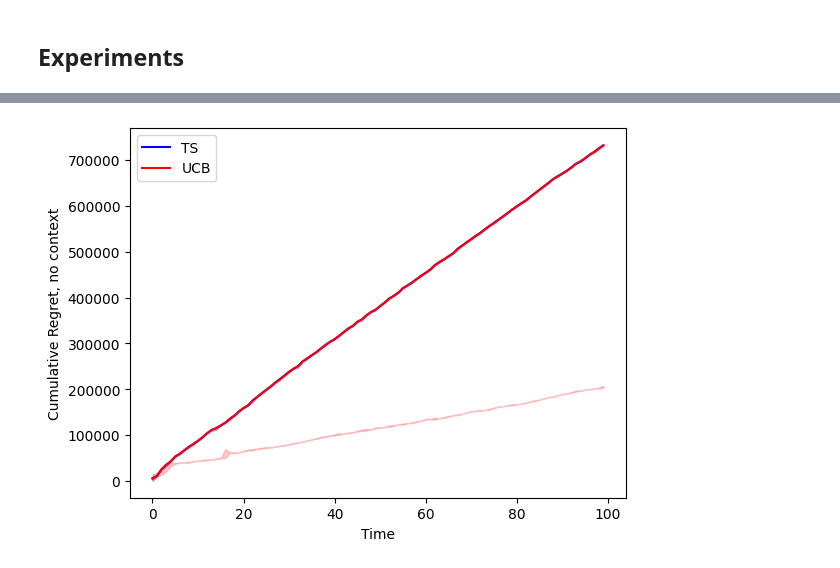
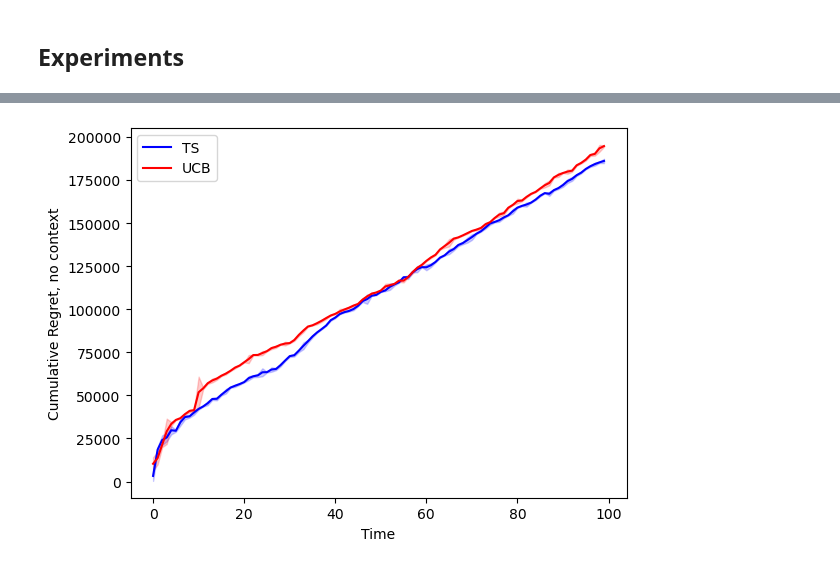
Before and after one commit to MatteoPancini/Online-Pricing-and-Advertising-Optimization-Project, a Jupyter notebook: Project-Pricing-Advertising-2022-2023/4_Contexts_and_their_generation Scenario 2.ipynb, the cells around one changed output, grey strips where cells are left out. Drawn from its saved outputs; the diff is of its cells as text; code cells hidden in the pictures.

Commit message:
fixed step4 plots

```diff
--- a/Project-Pricing-Advertising-2022-2023/4_Contexts_and_their_generation Scenario 2.ipynb
+++ b/Project-Pricing-Advertising-2022-2023/4_Contexts_and_their_generation Scenario 2.ipynb
@@ -223,26 +221,26 @@ plt.show()
 # %%
 #NO CONTEXT REGRET CUM
 
 mean_cum_regret_ts = np.mean(opt - np.array(no_context_ts_rewards_per_experiment), axis=0)
 std_cum_regret_ts = np.std(opt - np.array(no_context_ts_rewards_per_experiment), axis=0)
 
 mean_cum_regret_ucb = np.mean(opt - np.array(no_context_ucb_rewards_per_experiment), axis=0)
 std_cum_regret_ucb = np.std(opt - np.array(no_context_ucb_rewards_per_experiment), axis=0)
 
 # Plot mean and standard deviation
 plt.plot(np.cumsum(mean_cum_regret_ts), 'b', label='TS')
 plt.fill_between(range(len(mean_cum_regret_ts)), np.cumsum(mean_cum_regret_ts) - std_cum_regret_ts, np.cumsum(mean_cum_regret_ts) + std_cum_regret_ts, alpha=0.2, color='b')
 
-plt.plot(np.cumsum(mean_cum_regret_ts), 'r', label='UCB')
+plt.plot(np.cumsum(mean_cum_regret_ucb), 'r', label='UCB')
 plt.fill_between(range(len(mean_cum_regret_ucb)), np.cumsum(mean_cum_regret_ucb) - std_cum_regret_ucb, np.cumsum(mean_cum_regret_ucb) + std_cum_regret_ucb, alpha=0.2, color='r')
 
 plt.ylabel("Cumulative Regret, no context")
 plt.xlabel("Time")
 #plt.plot(np.cumsum(opt - np.array(mean_cum_reward_ts), axis=0), 'r')
 plt.legend()
 plt.show()
 # %% [output]
-[figure, old version]
+[figure, new version]
 # %%
 # CONTEXT REGRET IST
 mean_inst_regret_ts = opt - np.mean(np.array(context_ts_rewards_per_experiment), axis=0)
```
Also changed, not shown: parts of 9 cells of this notebook, 2 other files.
